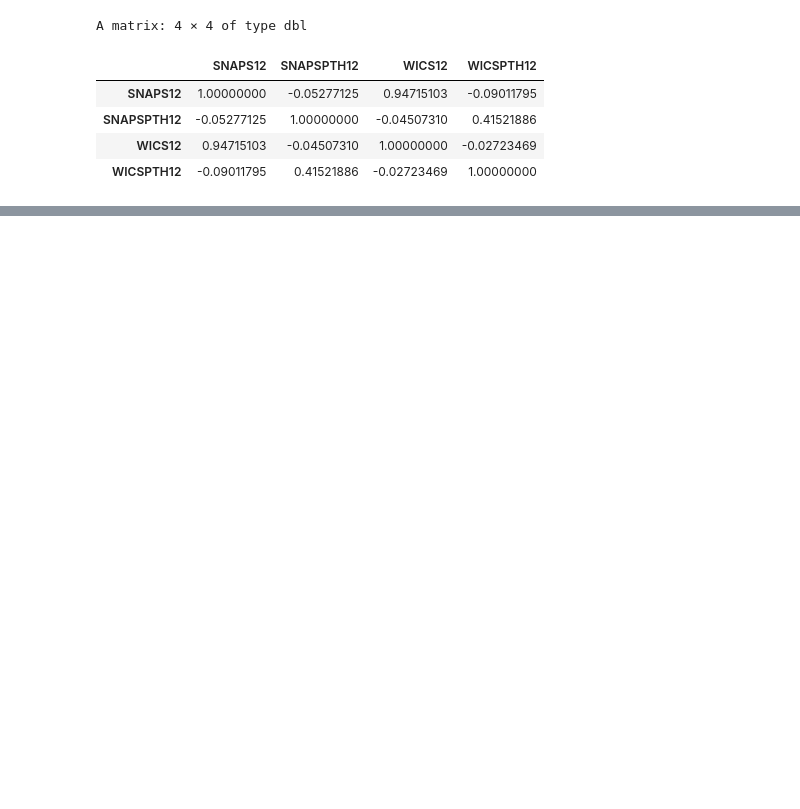
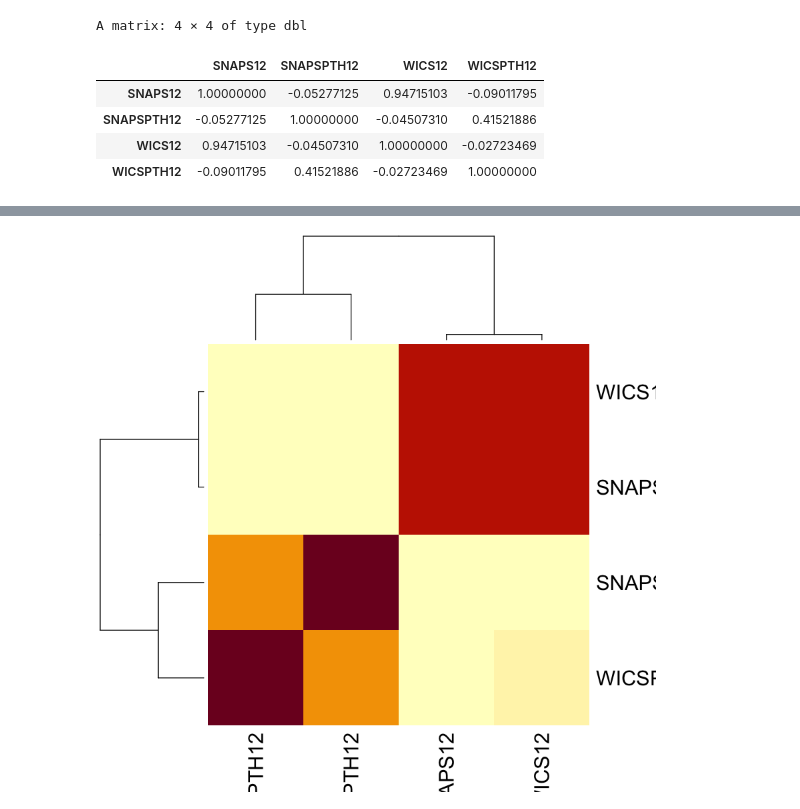
Before and after one commit to FarhanSetyaD/PredictionData, a Jupyter notebook: uts.ipynb, the cells around one changed output, grey strips where cells are left out. Cells and saved outputs as stored; diff of their text form; code cells hidden in the pictures; blank space fills up the shorter version.

```diff
--- a/uts.ipynb
+++ b/uts.ipynb
@@ -91,0 +105,4 @@ A matrix: 4 × 4 of type dbl
+# %%
+heatmap(x = matrix.cor)
+# %% [output]
+[figure, added]
```
Also changed, not shown: parts of 2 cells of this notebook.
